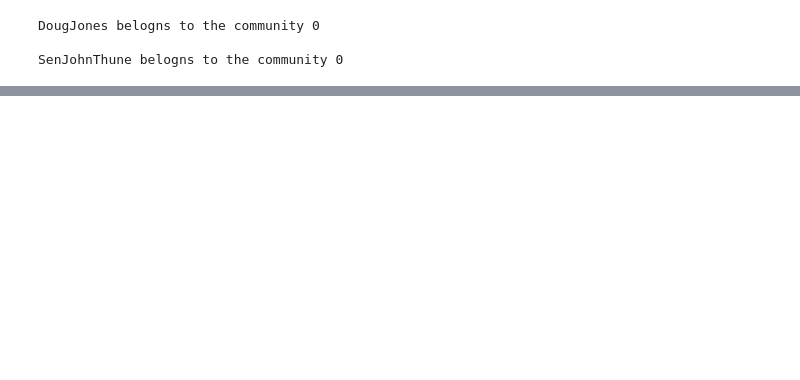
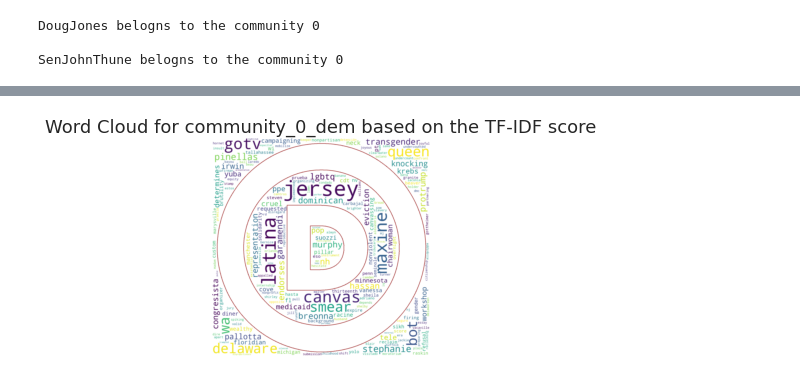
Before and after one commit to ElectraZarafeta/Social_Graphs, a Jupyter notebook: communities_influencers.ipynb, the cells around one changed output, grey strips where cells are left out. Saved outputs shown, nothing was run; the diff lists cells and outputs as text; code cells hidden in the pictures; blank space fills up the shorter version.

```diff
--- a/communities_influencers.ipynb
+++ b/communities_influencers.ipynb
@@ -1111,8 +1080,0 @@ RepRickLarsen
-# %%
-for key,value in makedict.items(): #loop through the largest communities
-    com_name = 'community_'+str(key) #assign to a variable the community name
-    print(com_name)
-    tokens = [] #list which will contain the tokens of each community
-    tokens_com[com_name] = {}
-    #for dem in value[1]:
-      #print(dem)
@@ -1124,25 +1083,42 @@ fdist_com  = [] #list with the frequency distribution (term frequency) - the fre
 tokens_com = {} #dictionary with the unique tokens each community has
 all_tokens = [] #list with all the unique tokens from all the communities
 
-for key,value in makedict.items(): #loop through the largest communities
-    com_name = 'community_'+str(key) #assign to a variable the community name
-    tokens = [] #list which will contain the tokens of each community
+tokens = []
+for i in list(makedict.values())[0]: #loop through the largest communities
+    com_name = 'community_0_dem' #assign to a variable the community name
     tokens_com[com_name] = {}
-    for i in list(makedict.values())[0]:
-        words = (''.join(Data[Data['TwitterUsernames'] == democrat]["Tweets"])).split(' ')
-        words = [w.lower() for w in words] #all characters are set to lower case
-        words = [word for word in words if not word.startswith("@")]
-        words = [word for word in words if not word in pun] #keep only the words which don't contain any of the listed punctuations
-        words = [word for word in words if word.isalpha()] #keep the words which contain only alphabet letters
-        words = [w for w in words if not w in stops] #removes the english stop words
-        words = [w for w in words if not len(w) == 1] #removes the words which have length equal to 1
-        for word in words: #loop through the list of words
-            word = lemmatizer.lemmatize(word) #return the lemma of each word
-            tokens.append(word) #new entry in the tokens list which will be used for the frequency distribution
-            all_tokens.append(word) #new entry the total token list
+    words = (''.join(Data[Data['TwitterUsernames'] == i]["Tweets"])).split(' ')
+    words = [w.lower() for w in words] #all characters are set to lower case
+    words = [word for word in words if not word.startswith("@")]
+    words = [word for word in words if not word in pun] #keep only the words which don't contain any of the listed punctuations
+    words = [word for word in words if word.isalpha()] #keep the words which contain only alphabet letters
+    words = [w for w in words if not w in stops] #removes the english stop words
+    words = [w for w in words if not len(w) == 1] #removes the words which have length equal to 1
+    for word in words: #loop through the list of words
+      word = lemmatizer.lemmatize(word) #return the lemma of each word
+      tokens.append(word) #new entry in the tokens list which will be used for the frequency distribution
+      all_tokens.append(word) #new entry the total token list
 
     tokens_com[com_name] = set(tokens) #add the unique list of tokens in each community
-    print(tokens_com)
+    fdist_com.append([com_name, nltk.FreqDist(tokens)]) #add the community and the term frequency of each token
+
+tokens = [] #list which will contain the tokens of each community
+for i in list(makedict.values())[1]: #loop through the largest communities
+    com_name = 'community_0_rep' #assign to a variable the community name
+    tokens_com[com_name] = {}
+    words = (''.join(Data[Data['TwitterUsernames'] == i]["Tweets"])).split(' ')
+    words = [w.lower() for w in words] #all characters are set to lower case
+    words = [word for word in words if not word.startswith("@")]
+    words = [word for word in words if not word in pun] #keep only the words which don't contain any of the listed punctuations
+    words = [word for word in words if word.isalpha()] #keep the words which contain only alphabet letters
+    words = [w for w in words if not w in stops] #removes the english stop words
+    words = [w for w in words if not len(w) == 1] #removes the words which have length equal to 1
+    for word in words: #loop through the list of words
+      word = lemmatizer.lemmatize(word) #return the lemma of each word
+      tokens.append(word) #new entry in the tokens list which will be used for the frequency distribution
+      all_tokens.append(word) #new entry the total token list
+
+    tokens_com[com_name] = set(tokens) #add the unique list of tokens in each community
     fdist_com.append([com_name, nltk.FreqDist(tokens)]) #add the community and the term frequency of each token
 
 all_tokens = set(all_tokens) #keep the unique tokens
@@ -1175,11 +1151,20 @@ for com in tfidf_com:
         all_com[com] = all_com[com] + (token+' ')*tfidf_com[com][token] #add to the string the repeated tokens
 
 for community in all_com: #loop through each community
-    wordcloud = WordCloud(background_color="white", mask=mask_democrat, contour_width=3, contour_color='darkred',
-               max_font_size=1500, collocations = False).generate(all_com['community_Republicans'])
-    plt.figure()
-    plt.title("Word Cloud for " + str(community) + " based on the TF-IDF score")
-    plt.imshow(wordcloud, interpolation="bilinear")
-    plt.axis("off")
-    plt.show()
+    if community == 'community_0_dem':
+      wordcloud = WordCloud(background_color="white", mask=mask_democrat, contour_width=3, contour_color='darkred',
+                max_font_size=1500, collocations = False).generate(all_com[community])
+      plt.figure()
+      plt.title("Word Cloud for " + str(community) + " based on the TF-IDF score")
+      plt.imshow(wordcloud, interpolation="bilinear")
+      plt.axis("off")
+      plt.show()
+    else:
+      wordcloud = WordCloud(background_color="white", mask=mask_republican, contour_width=3, contour_color='darkred',
+                max_font_size=1500, collocations = False).generate(all_com[community])
+      plt.figure()
+      plt.title("Word Cloud for " + str(community) + " based on the TF-IDF score")
+      plt.imshow(wordcloud, interpolation="bilinear")
+      plt.axis("off")
+      plt.show()
 # %% [output]
@@ -1188,0 +1171 @@ KeyError: ignored
+[figure, added]
```
Also changed, not shown: parts of 9 cells of this notebook.
